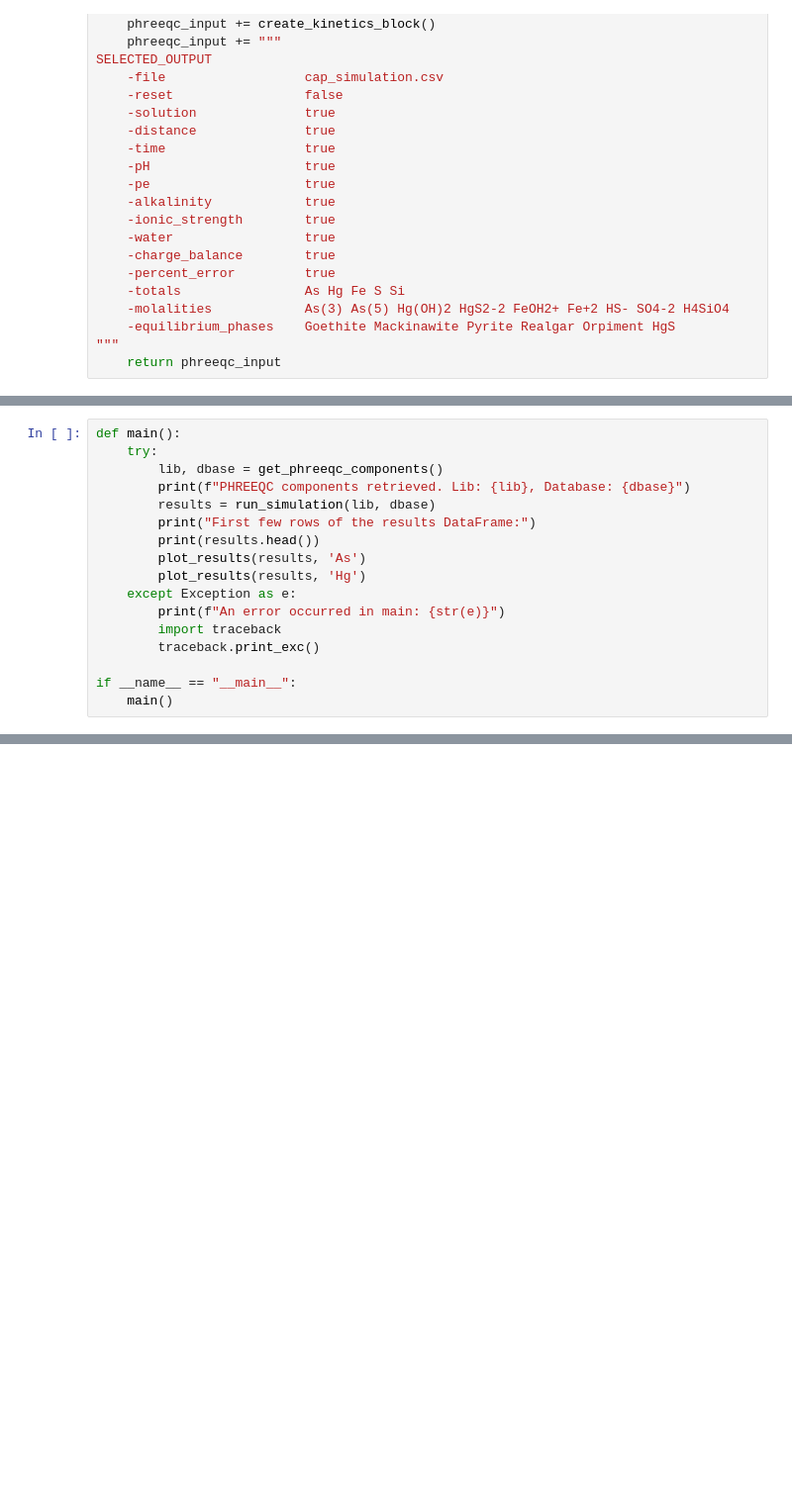
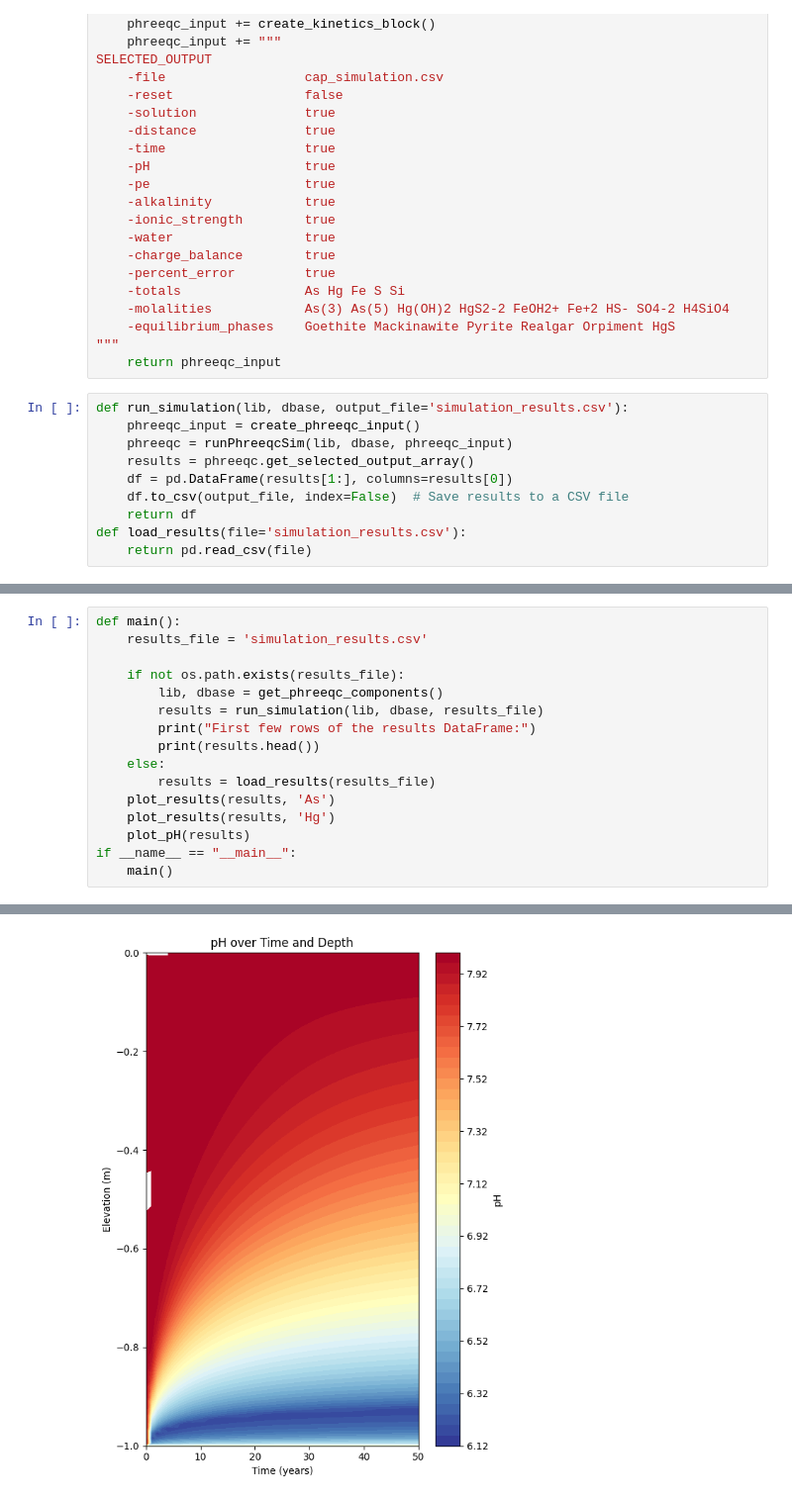
Before and after one commit to sushirito/Methylmercury, a Jupyter notebook: PHREEQC_PaperReplication.ipynb, the cells around one changed output, grey strips where cells are left out. Shown at 99% size. Saved outputs shown, nothing was run; the diff lists cells and outputs as text; blank space fills up the shorter version.

Commit message:
Working pH contour plot, cleaning up code structure, saving results into csv file for runtime efficiency.

```diff
--- a/PHREEQC_PaperReplication.ipynb
+++ b/PHREEQC_PaperReplication.ipynb
@@ -161,4 +165,14 @@ SELECTED_OUTPUT
     -equilibrium_phases    Goethite Mackinawite Pyrite Realgar Orpiment HgS
 """
     return phreeqc_input
+# %%
+def run_simulation(lib, dbase, output_file='simulation_results.csv'):
+    phreeqc_input = create_phreeqc_input()
+    phreeqc = runPhreeqcSim(lib, dbase, phreeqc_input)
+    results = phreeqc.get_selected_output_array()
+    df = pd.DataFrame(results[1:], columns=results[0])
+    df.to_csv(output_file, index=False)  # Save results to a CSV file
+    return df
+def load_results(file='simulation_results.csv'):
+    return pd.read_csv(file)
 # %%
@@ -237,18 +260,17 @@ def plot_results(df, species):
 # %%
 def main():
-    try:
+    results_file = 'simulation_results.csv'
+
+    if not os.path.exists(results_file):
         lib, dbase = get_phreeqc_components()
-        print(f"PHREEQC components retrieved. Lib: {lib}, Database: {dbase}")
-        results = run_simulation(lib, dbase)
+        results = run_simulation(lib, dbase, results_file)
         print("First few rows of the results DataFrame:")
         print(results.head())
-        plot_results(results, 'As')
-        plot_results(results, 'Hg')
-    except Exception as e:
-        print(f"An error occurred in main: {str(e)}")
-        import traceback
-        traceback.print_exc()
-
+    else:
+        results = load_results(results_file)
+    plot_results(results, 'As')
+    plot_results(results, 'Hg')
+    plot_pH(results)
 if __name__ == "__main__":
     main()
 # %% [output]
@@ -280,30 +302,31 @@ min         0.000126
 75%         0.000139
 max         0.000150
 Name: As(mol/kgw), dtype: float64
 
 Unique time values (years):
 ... (5 lines left out)
 
 Number of zero or negative values for As: 0
 No valid positive data for Year -0.00
 No valid positive data for Year 0.00
 [figure]
 Statistics for Hg:
 count    5.206000e+03
 mean     4.771033e-08
 std      3.457124e-09
 min      3.458654e-08
 25%      4.668469e-08
 50%      4.945989e-08
 75%      5.003634e-08
 max      5.011109e-08
 Name: Hg(mol/kgw), dtype: float64
 
 Unique time values (years):
 [-3.139269406392694e-06, 0.0, 3.1709791983764586e-08, 1.0000000000000002, 2.0000000000000004, 3.0, 4.0, 5.0, 6.0, 7.0, 8.0, 9.0, 10.0, 11.0, 12.0, 13.0, 14.0, 15.0, 16.0, 17.0, 18.0, 19.0, 20.0, 21.0, ...
 
 Concentration range for Hg:
 Min: 3.458653571138605e-08
 Max: 5.0111089905333844e-08
 
 Number of zero or negative values for Hg: 0
+[figure, added]
```
Also changed, not shown: parts of 3 cells of this notebook.
